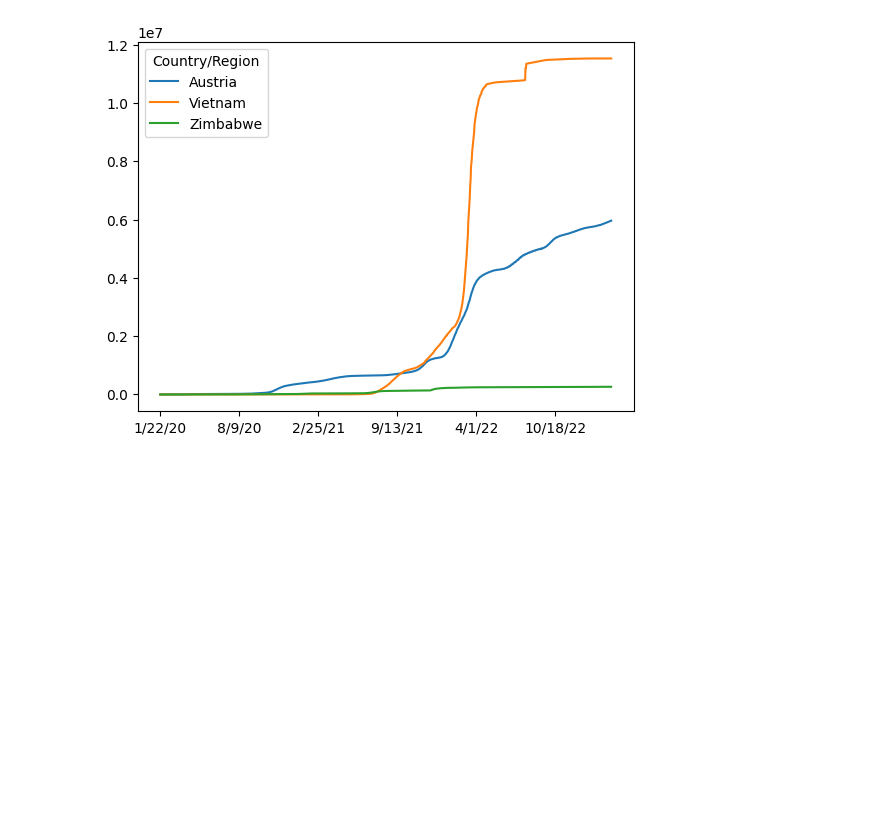
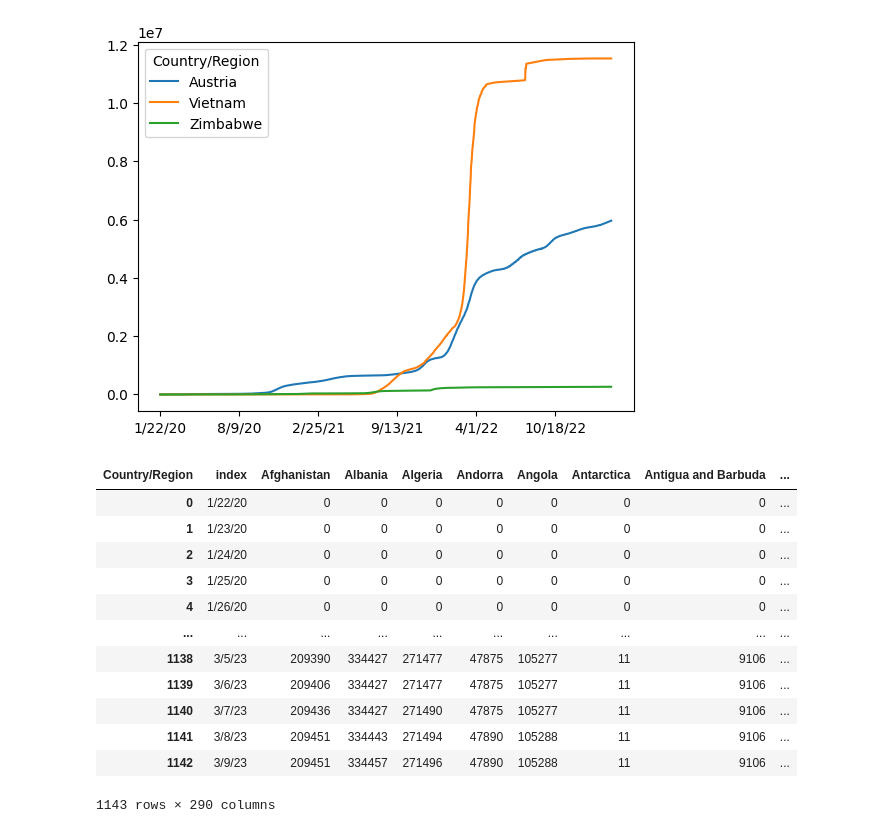
Before and after one commit to ross-mckee/Covid-Timeline, a Jupyter notebook: covid.ipynb, the cells around one changed output. Saved outputs shown, nothing was run; the diff lists cells and outputs as text; code cells hidden in the pictures; blank space fills up the shorter version.

```diff
--- a/covid.ipynb
+++ b/covid.ipynb
@@ -45,3 +45,19 @@ df_t.plot(y=["Austria","Vietnam", "Zimbabwe"])
 # %% [output]
 <Axes: >
 [figure]
+# %%
+df_t.reset_index()
+# %% [output]
+| Country/Region | index | Afghanistan | Albania | Algeria | Andorra | Angola | Antarctica | Antigua and Barbuda | ... |
+| 0 | 1/22/20 | 0 | 0 | 0 | 0 | 0 | 0 | 0 | ... |
+| 1 | 1/23/20 | 0 | 0 | 0 | 0 | 0 | 0 | 0 | ... |
+| 2 | 1/24/20 | 0 | 0 | 0 | 0 | 0 | 0 | 0 | ... |
+| 3 | 1/25/20 | 0 | 0 | 0 | 0 | 0 | 0 | 0 | ... |
+| 4 | 1/26/20 | 0 | 0 | 0 | 0 | 0 | 0 | 0 | ... |
+| ... | ... | ... | ... | ... | ... | ... | ... | ... | ... |
+| 1138 | 3/5/23 | 209390 | 334427 | 271477 | 47875 | 105277 | 11 | 9106 | ... |
+| 1139 | 3/6/23 | 209406 | 334427 | 271477 | 47875 | 105277 | 11 | 9106 | ... |
+| 1140 | 3/7/23 | 209436 | 334427 | 271490 | 47875 | 105277 | 11 | 9106 | ... |
+| 1141 | 3/8/23 | 209451 | 334443 | 271494 | 47890 | 105288 | 11 | 9106 | ... |
+| 1142 | 3/9/23 | 209451 | 334457 | 271496 | 47890 | 105288 | 11 | 9106 | ... |
+1143 rows × 290 columns
```
Also changed, not shown: 1 other file.
